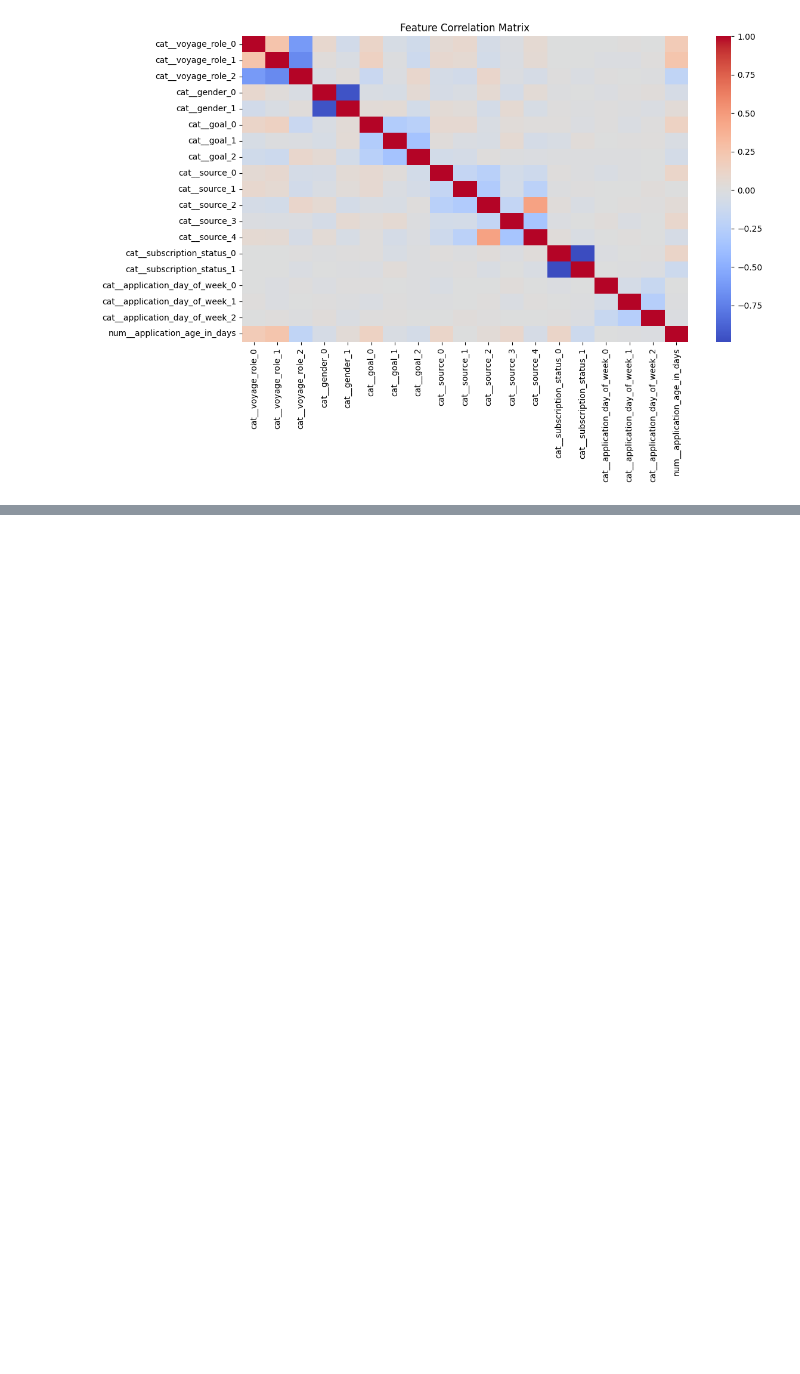
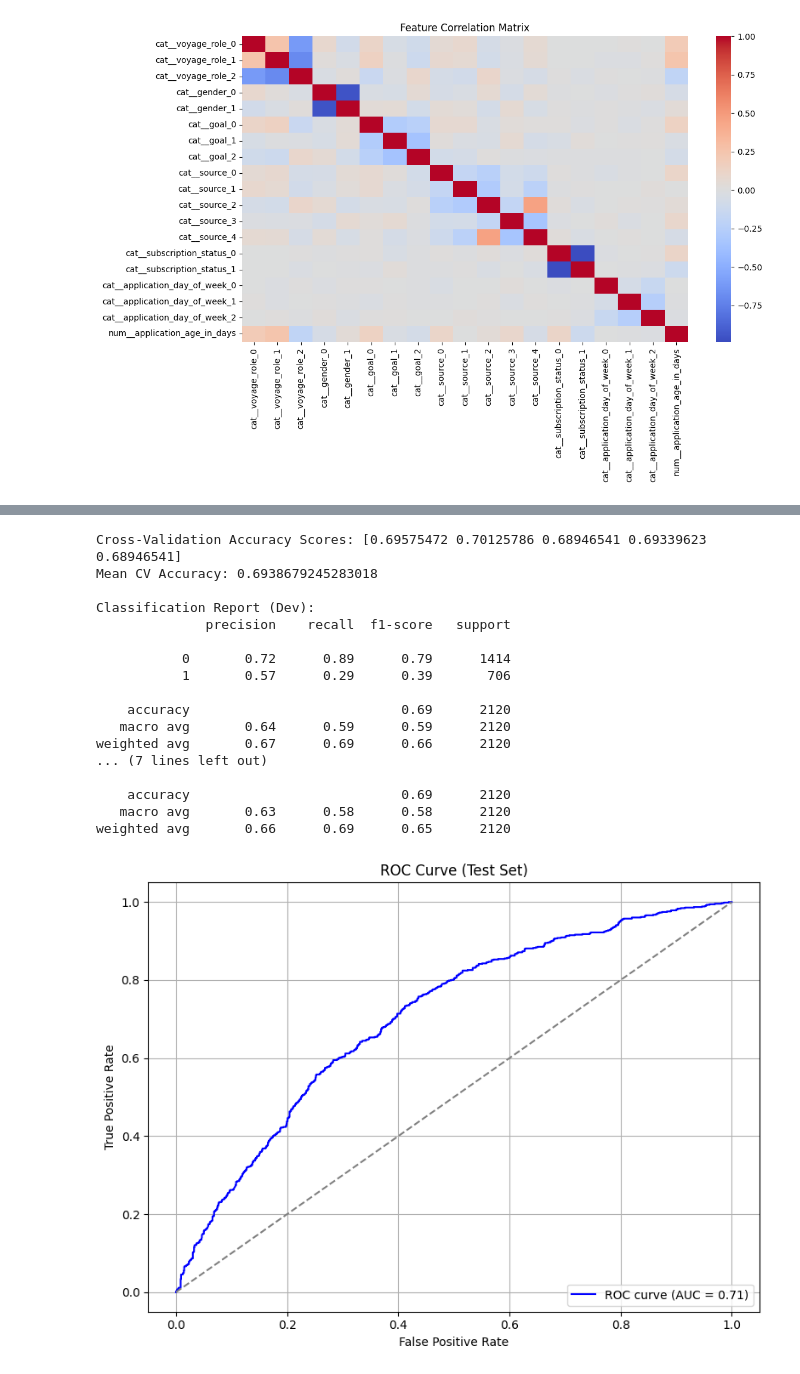
Before and after one commit to roziii/chingu_segment_analysis, a Jupyter notebook: application_voyage_list_merge.ipynb, the cells around one changed output, grey strips where cells are left out. Cells and saved outputs as stored; diff of their text form; code cells hidden in the pictures; blank space fills up the shorter version.

```diff
--- a/application_voyage_list_merge.ipynb
+++ b/application_voyage_list_merge.ipynb
@@ -609,0 +720,61 @@ plt.show()
+# %%
+from sklearn.svm import SVC
+# Support Vector Machine (SVM) with Cross-Validation
+svm = SVC(kernel='rbf', probability=True)
+model = Pipeline(steps=[
+    ('svm', svm)
+])
+
+# Cross-validation on training set
+cv_scores = cross_val_score(model, X_train, y_train, cv=5, scoring='accuracy')
+print("\nCross-Validation Accuracy Scores:", cv_scores)
+print("Mean CV Accuracy:", np.mean(cv_scores))
+
+# Train final model on Train set
+model.fit(X_train, y_train)
+
+# Evaluate on Dev set
+y_dev_scores = model.predict_proba(X_dev)[:, 1]
+y_dev_pred = y_dev_scores > 0.5
+print("\nClassification Report (Dev):")
+print(classification_report(y_dev, y_dev_pred))
+
+# Evaluate on Test set
+y_test_scores = model.predict_proba(X_test)[:, 1]
+y_test_pred = y_test_scores > 0.5
+print("\nClassification Report (Test):")
+print(classification_report(y_test, y_test_pred))
+
+# ROC Curve for Test set
+fpr, tpr, _ = roc_curve(y_test, y_test_scores)
+roc_auc = auc(fpr, tpr)
+
+plt.figure(figsize=(8, 6))
+plt.plot(fpr, tpr, color='blue', label=f'ROC curve (AUC = {roc_auc:.2f})')
+plt.plot([0, 1], [0, 1], color='gray', linestyle='--')
+plt.xlabel('False Positive Rate')
+plt.ylabel('True Positive Rate')
+plt.title('ROC Curve (Test Set)')
+plt.legend(loc='lower right')
+plt.grid(True)
+plt.tight_layout()
+plt.show()
+# %% [output]
+Cross-Validation Accuracy Scores: [0.69575472 0.70125786 0.68946541 0.69339623 0.68946541]
+Mean CV Accuracy: 0.6938679245283018
+
+Classification Report (Dev):
+              precision    recall  f1-score   support
+
+           0       0.72      0.89      0.79      1414
+           1       0.57      0.29      0.39       706
+
+    accuracy                           0.69      2120
+   macro avg       0.64      0.59      0.59      2120
+weighted avg       0.67      0.69      0.66      2120
+... (7 lines left out)
+
+    accuracy                           0.69      2120
+   macro avg       0.63      0.58      0.58      2120
+weighted avg       0.66      0.69      0.65      2120
+[figure, added]
```
Also changed, not shown: parts of 5 cells of this notebook.
